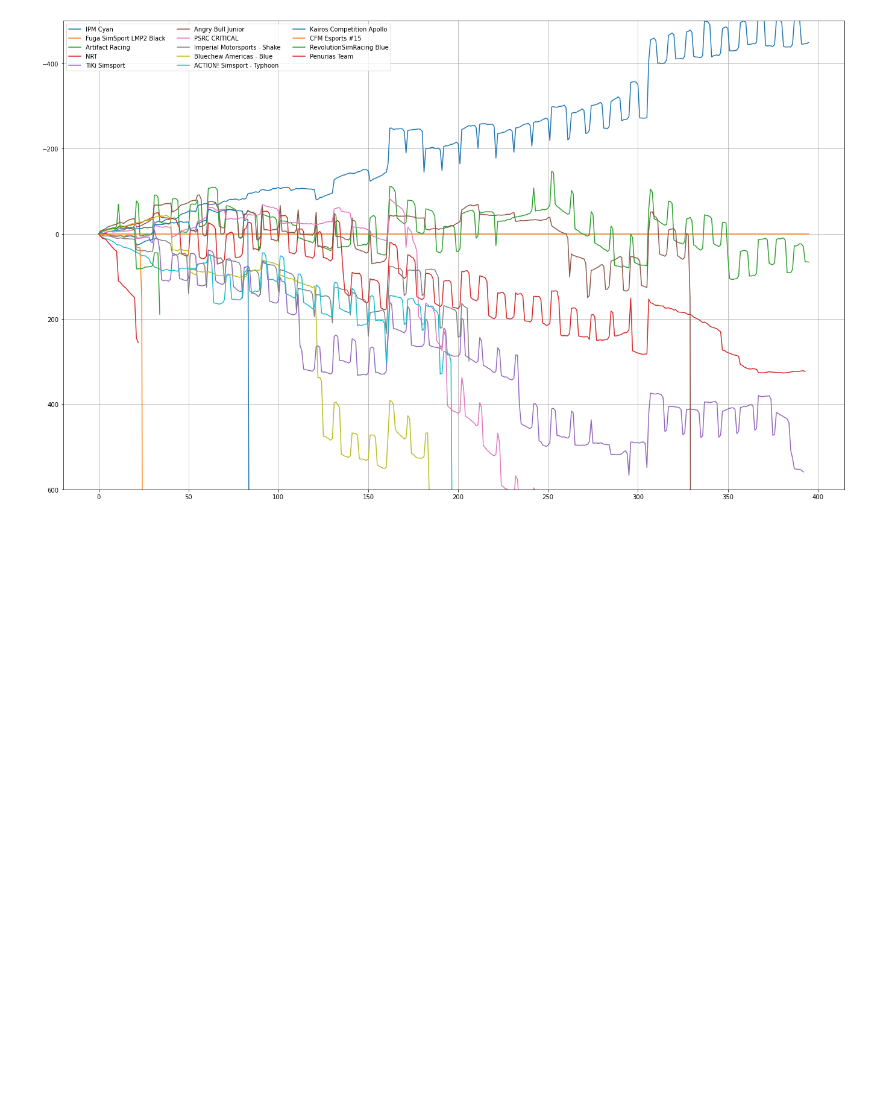
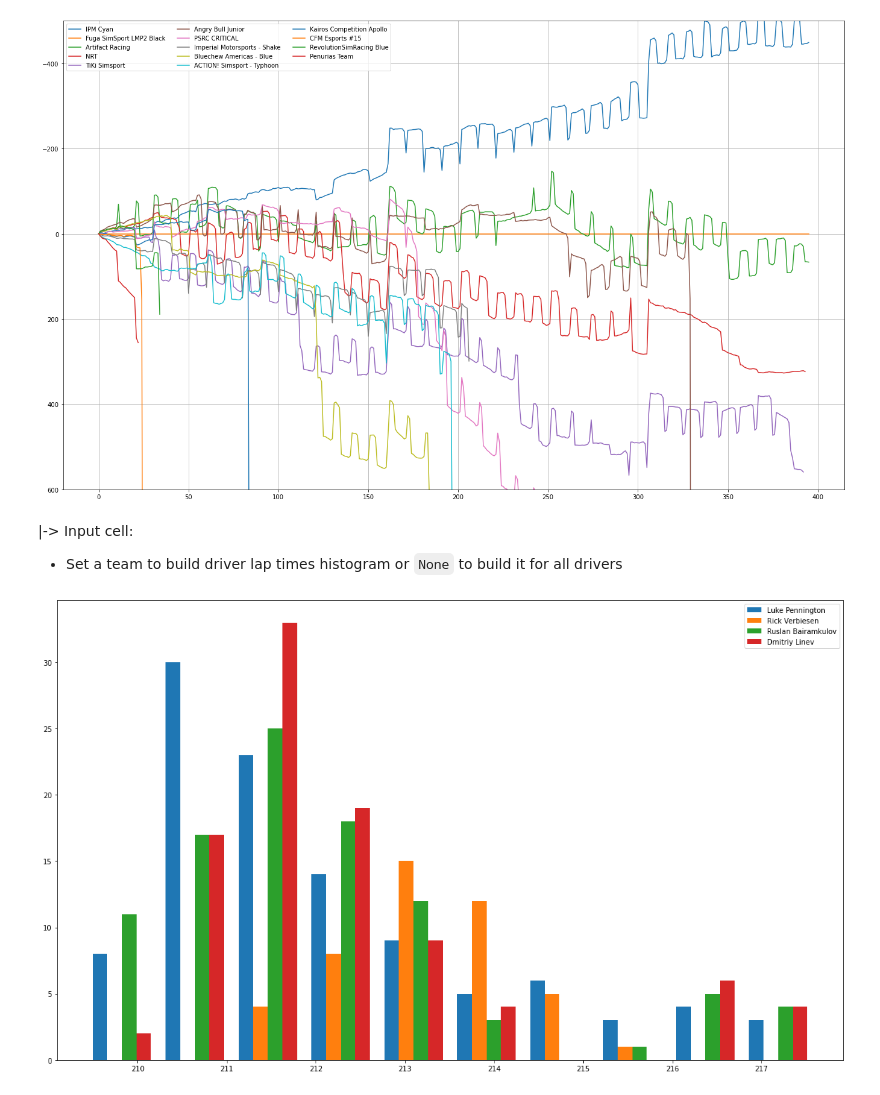
Before and after one commit to BeardedBeaver/iRacingSessionAnalysis, a Jupyter notebook: sessionstats.ipynb, the cells around one changed output. Drawn from its saved outputs; the diff is of its cells as text; code cells hidden in the pictures; blank space fills up the shorter version.

Commit message:
Added lap time histogram, works for one team, for several teams looks ugly

```diff
--- a/sessionstats.ipynb
+++ b/sessionstats.ipynb
@@ -214,3 +220,41 @@ plt.subplots_adjust(left=0.05, right=0.95, top=0.95, bottom=0.05)
 plt.show()
 # %% [output]
 [figure]
+# %% [markdown]
+ |->
+ Input cell:
+ - Set a team to build driver lap times histogram or `None` to build it for all drivers
+# %%
+buildHistogramFor = 'Fuga SimSport LMP2 Black'
+# %%
+if buildHistogramFor == None:
+    if className == None:
+        drivers = df['Driver name'].unique()
+    else:
+        drivers = df[df['Class name'] == className]['Driver name'].unique()
+else:
+    drivers = df[df['Team name'] == buildHistogramFor]['Driver name'].unique()
+
+lapTimes = {}
+
+fastest = 1e+25
+
+for driver in drivers:
+    lapTimes[driver] = df[df['Driver name'] == driver]['Lap time'].tolist()
+    local_fastest = min(lapTimes[driver])
+    fastest = min(fastest, local_fastest)
+
+for driver in drivers:
+    times = lapTimes[driver]
+    lapTimes[driver] = [t for t in times if t <= fastest * 1.04]
+
+
+driverNames = list(lapTimes.keys())
+driverLapTimes = list(lapTimes.values())
+
+plt.hist(driverLapTimes, label=driverNames)
+plt.legend()
+
+plt.show()
+# %% [output]
+[figure, added]
```
Also changed, not shown: parts of 7 cells of this notebook.
